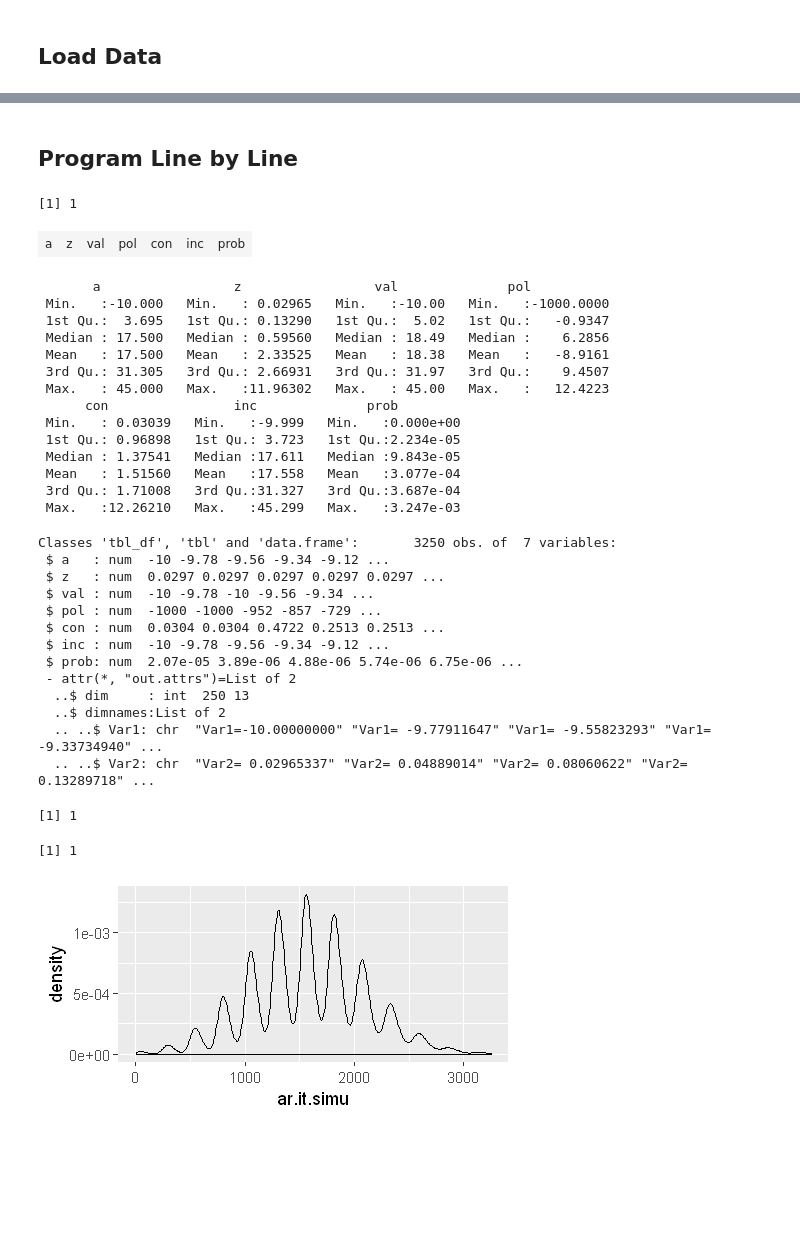
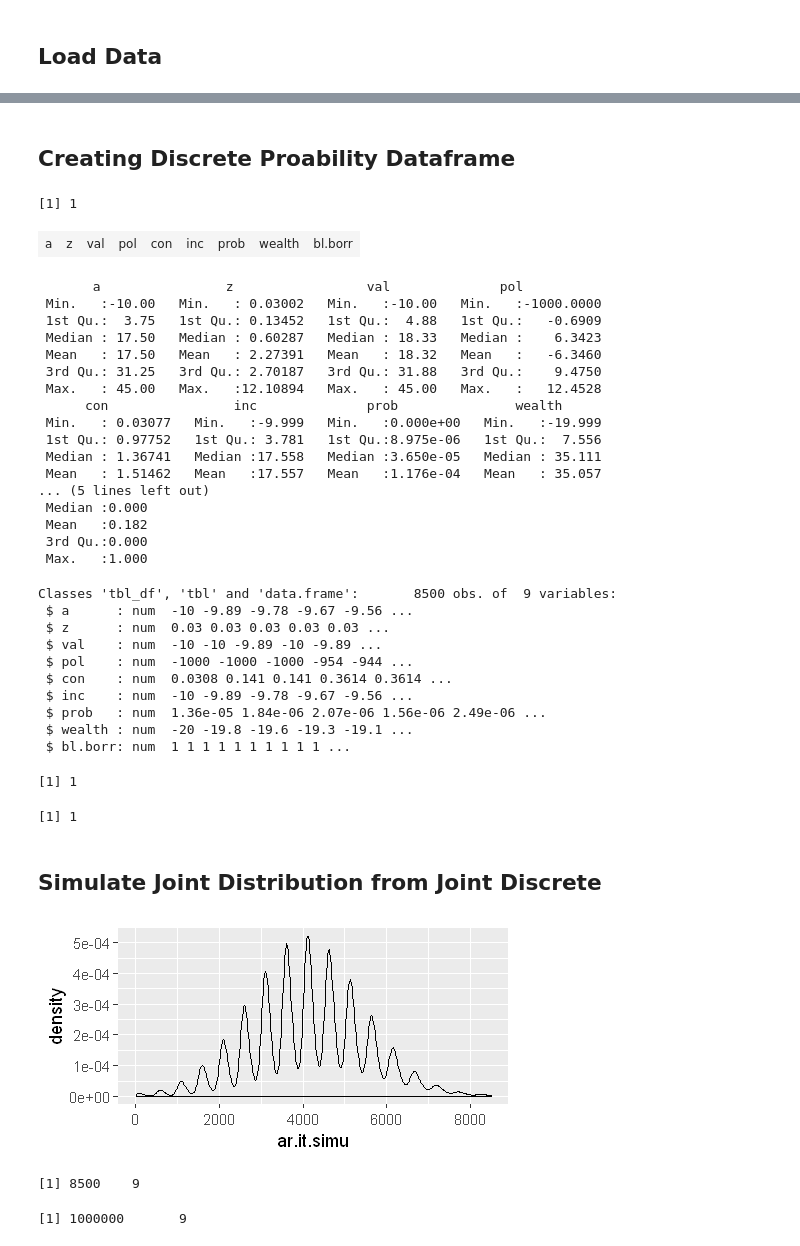
Before and after one commit to FanWangEcon/R4Econ, a Jupyter notebook: dynamic/dist/discperc.ipynb, the cells around one changed output, grey strips where cells are left out. Drawn from its saved outputs; the diff is of its cells as text; code cells hidden in the pictures; blank space fills up the shorter version.

Commit message:
testing distribution percentile analysis

```diff
--- a/dynamic/dist/discperc.ipynb
+++ b/dynamic/dist/discperc.ipynb
@@ -94,5 +58,5 @@ List of 29
-# %% [markdown]
-## Program Line by Line
+# %% [markdown]
+## Creating Discrete Proability Dataframe
 # %%
 # Vectors of States
 ar.a <- vf.mat.out$ar.a
@@ -119,55 +83,66 @@ list.ts.valpolmat <- tibble(val=as.numeric(mt.pol),
                             inc=as.numeric(mt.inc),
                             prob=as.numeric(mt.dist))
 df.slds <- ff_dyna_sup_expand_grids(ar.st.vars, list.ar.fl, list.ts.valpolmat)
+df.slds <- df.slds %>% mutate(wealth = inc + a,
+                              bl.borr = if_else(a < 0, 1, 0))
 # %%
 t(names(df.slds))
 # %% [output]
-| a | z | val | pol | con | inc | prob |
+| a | z | val | pol | con | inc | prob | wealth | bl.borr |
 # %%
 summary(df.slds)
 # %% [output]
-       a                 z                 val              pol
- Min.   :-10.000   Min.   : 0.02965   Min.   :-10.00   Min.   :-1000.0000
- 1st Qu.:  3.695   1st Qu.: 0.13290   1st Qu.:  5.02   1st Qu.:   -0.9347
- Median : 17.500   Median : 0.59560   Median : 18.49   Median :    6.2856
- Mean   : 17.500   Mean   : 2.33525   Mean   : 18.38   Mean   :   -8.9161
- 3rd Qu.: 31.305   3rd Qu.: 2.66931   3rd Qu.: 31.97   3rd Qu.:    9.4507
- Max.   : 45.000   Max.   :11.96302   Max.   : 45.00   Max.   :   12.4223
-      con                inc              prob
- Min.   : 0.03039   Min.   :-9.999   Min.   :0.000e+00
- 1st Qu.: 0.96898   1st Qu.: 3.723   1st Qu.:2.234e-05
- Median : 1.37541   Median :17.611   Median :9.843e-05
- Mean   : 1.51560   Mean   :17.558   Mean   :3.077e-04
- 3rd Qu.: 1.71008   3rd Qu.:31.327   3rd Qu.:3.687e-04
- Max.   :12.26210   Max.   :45.299   Max.   :3.247e-03
+       a                z                 val              pol
+ Min.   :-10.00   Min.   : 0.03002   Min.   :-10.00   Min.   :-1000.0000
+ 1st Qu.:  3.75   1st Qu.: 0.13452   1st Qu.:  4.88   1st Qu.:   -0.6909
+ Median : 17.50   Median : 0.60287   Median : 18.33   Median :    6.3423
+ Mean   : 17.50   Mean   : 2.27391   Mean   : 18.32   Mean   :   -6.3460
+ 3rd Qu.: 31.25   3rd Qu.: 2.70187   3rd Qu.: 31.88   3rd Qu.:    9.4750
+ Max.   : 45.00   Max.   :12.10894   Max.   : 45.00   Max.   :   12.4528
+      con                inc              prob               wealth
+ Min.   : 0.03077   Min.   :-9.999   Min.   :0.000e+00   Min.   :-19.999
+ 1st Qu.: 0.97752   1st Qu.: 3.781   1st Qu.:8.975e-06   1st Qu.:  7.556
+ Median : 1.36741   Median :17.558   Median :3.650e-05   Median : 35.111
+ Mean   : 1.51462   Mean   :17.557   Mean   :1.176e-04   Mean   : 35.057
+... (5 lines left out)
+ Median :0.000
+ Mean   :0.182
+ 3rd Qu.:0.000
+ Max.   :1.000
 # %%
 str(df.slds)
 # %% [output]
-Classes 'tbl_df', 'tbl' and 'data.frame':       3250 obs. of  7 variables:
- $ a   : num  -10 -9.78 -9.56 -9.34 -9.12 ...
- $ z   : num  0.0297 0.0297 0.0297 0.0297 0.0297 ...
- $ val : num  -10 -9.78 -10 -9.56 -9.34 ...
- $ pol : num  -1000 -1000 -952 -857 -729 ...
- $ con : num  0.0304 0.0304 0.4722 0.2513 0.2513 ...
- $ inc : num  -10 -9.78 -9.56 -9.34 -9.12 ...
- $ prob: num  2.07e-05 3.89e-06 4.88e-06 5.74e-06 6.75e-06 ...
- - attr(*, "out.attrs")=List of 2
-  ..$ dim     : int  250 13
-  ..$ dimnames:List of 2
-  .. ..$ Var1: chr  "Var1=-10.00000000" "Var1= -9.77911647" "Var1= -9.55823293" "Var1= -9.33734940" ...
-  .. ..$ Var2: chr  "Var2= 0.02965337" "Var2= 0.04889014" "Var2= 0.08060622" "Var2= 0.13289718" ...
+Classes 'tbl_df', 'tbl' and 'data.frame':       8500 obs. of  9 variables:
+ $ a      : num  -10 -9.89 -9.78 -9.67 -9.56 ...
+ $ z      : num  0.03 0.03 0.03 0.03 0.03 ...
+ $ val    : num  -10 -10 -9.89 -10 -9.89 ...
+ $ pol    : num  -1000 -1000 -1000 -954 -944 ...
+ $ con    : num  0.0308 0.141 0.141 0.3614 0.3614 ...
+ $ inc    : num  -10 -9.89 -9.78 -9.67 -9.56 ...
+ $ prob   : num  1.36e-05 1.84e-06 2.07e-06 1.56e-06 2.49e-06 ...
+ $ wealth : num  -20 -19.8 -19.6 -19.3 -19.1 ...
+ $ bl.borr: num  1 1 1 1 1 1 1 1 1 1 ...
 # %%
 sum(df.slds$prob)
 sum(df.slds$prob/sum(df.slds$prob))
 # %% [output]
 [1] 1
 [1] 1
+# %% [markdown]
+## Simulate Joint Distribution from Joint Discrete
 # %%
-it.sample.draws <- 100000
-ar.it.simu = sample(dim(df.slds)[1], it.sample.draws, replace = TRUE,
+it.sample.draws <- 1000000
+ar.it.simu <- sample(dim(df.slds)[1], it.sample.draws, replace = TRUE,
                     prob = (df.slds$prob/sum(df.slds$prob)));
 # z = hist(df.slds$, plot=FALSE)
 options(repr.plot.width = 4, repr.plot.height = 2)
 tibble(ar.it.simu=ar.it.simu) %>% ggplot(aes(x=ar.it.simu)) + geom_density()
 # %% [output]
-[figure, old version]
+[figure, new version]
+# %%
+df.sampled <- df.slds[ar.it.simu, ]
+dim(df.slds)
+dim(df.sampled)
+# %% [output]
+[1] 8500    9
+[1] 1000000       9
```
Also changed, not shown: parts of 10 cells of this notebook.
